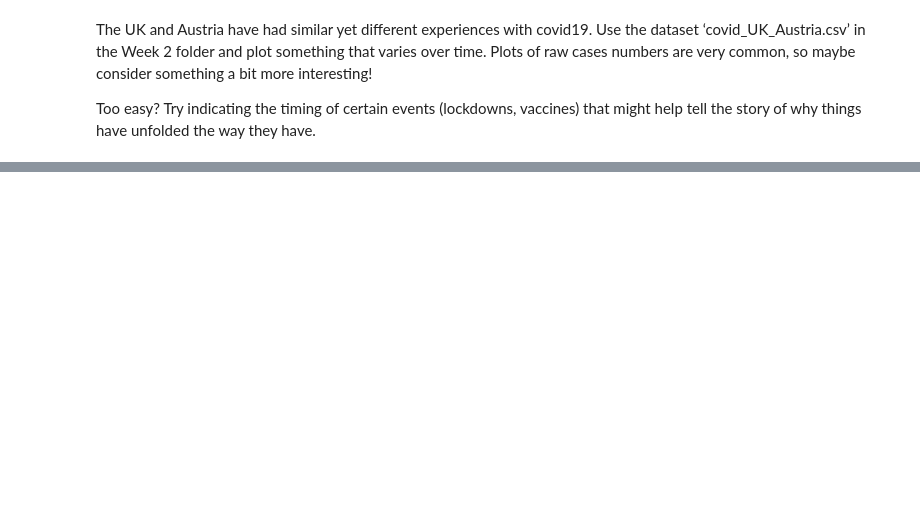
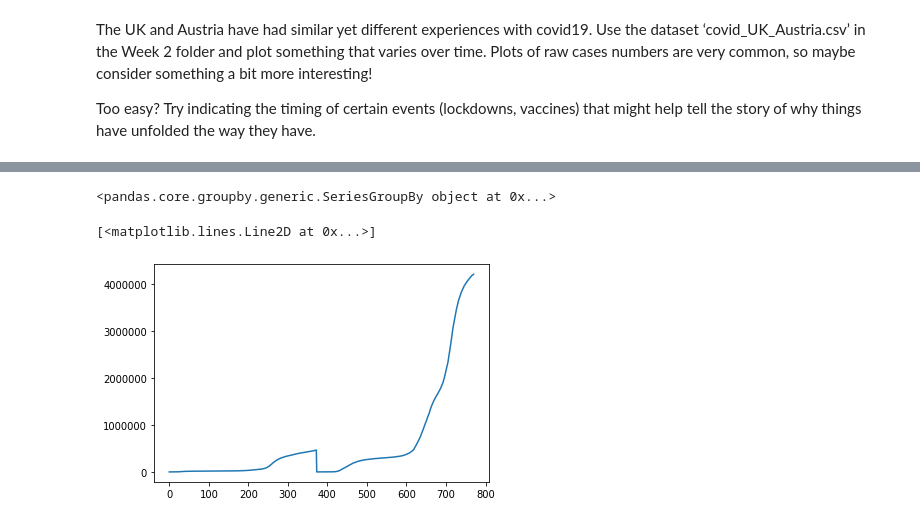
Before and after one commit to acumpelik/DataVisualizationClass, a Jupyter notebook: Week 2/DataVis2021_Assignment2_Cumpelik.ipynb, the cells around one changed output, grey strips where cells are left out. Saved outputs shown, nothing was run; the diff lists cells and outputs as text; code cells hidden in the pictures; blank space fills up the shorter version.

```diff
--- a/Week 2/DataVis2021_Assignment2_Cumpelik.ipynb
+++ b/Week 2/DataVis2021_Assignment2_Cumpelik.ipynb
@@ -22,0 +132,15 @@ df.head()
+# %%
+# Group by country
+by_country = df.groupby("location")['new_cases']#.plot()
+# new_cases_AT = by_country.get_group
+by_country
+# by_country.plot(column="new_cases")
+# %% [output]
+<pandas.core.groupby.generic.SeriesGroupBy object at 0x...>
+# %%
+fig = plt.figure()
+ax = fig.add_subplot(1,1,1)
+ax.plot(df["total_cases"])
+# %% [output]
+[<matplotlib.lines.Line2D at 0x...>]
+[figure, added]
```
Also changed, not shown: parts of 12 cells of this notebook, 1 other file.
